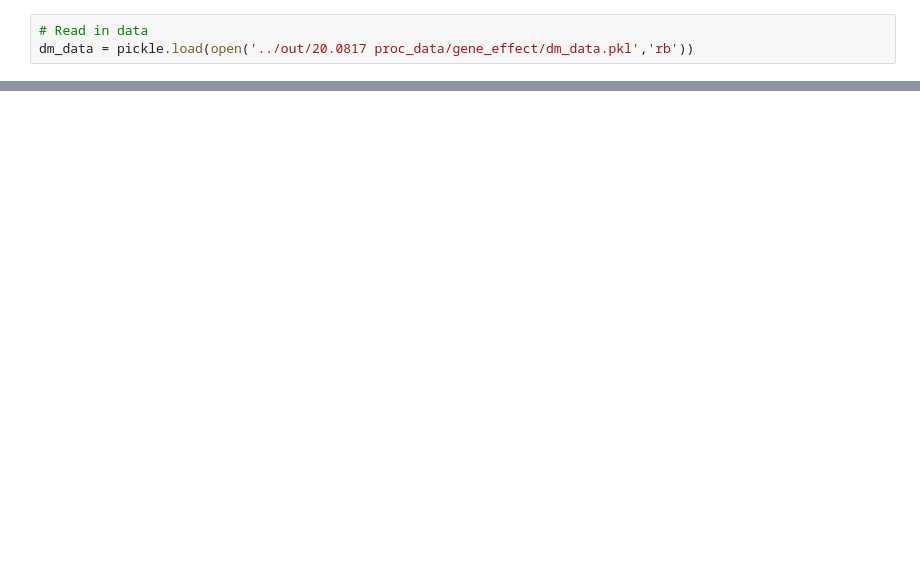
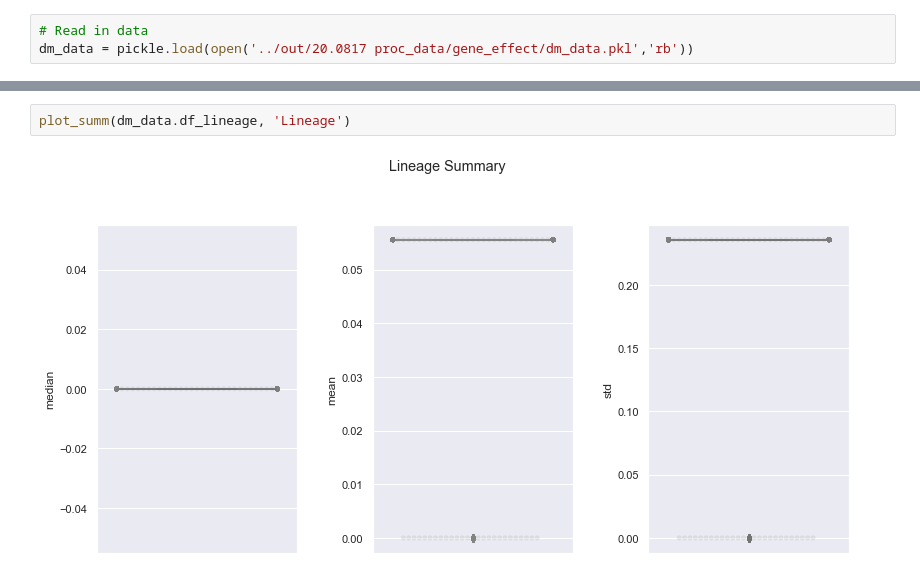
Before and after one commit to pritchardlabatpsu/cga_app, a Jupyter notebook: notebooks/R7-summary_stats-YR.ipynb, the cells around one changed output, grey strips where cells are left out. Drawn from its saved outputs; the diff is of its cells as text; blank space fills up the shorter version.

```diff
--- a/notebooks/R7-summary_stats-YR.ipynb
+++ b/notebooks/R7-summary_stats-YR.ipynb
@@ -30,0 +54,4 @@ dm_data.df_crispr.apply(pd.DataFrame.describe, axis=1)
+# %%
+plot_summ(dm_data.df_lineage, 'Lineage')
+# %% [output]
+[figure, added]
```
Also changed, not shown: parts of 7 cells of this notebook.
